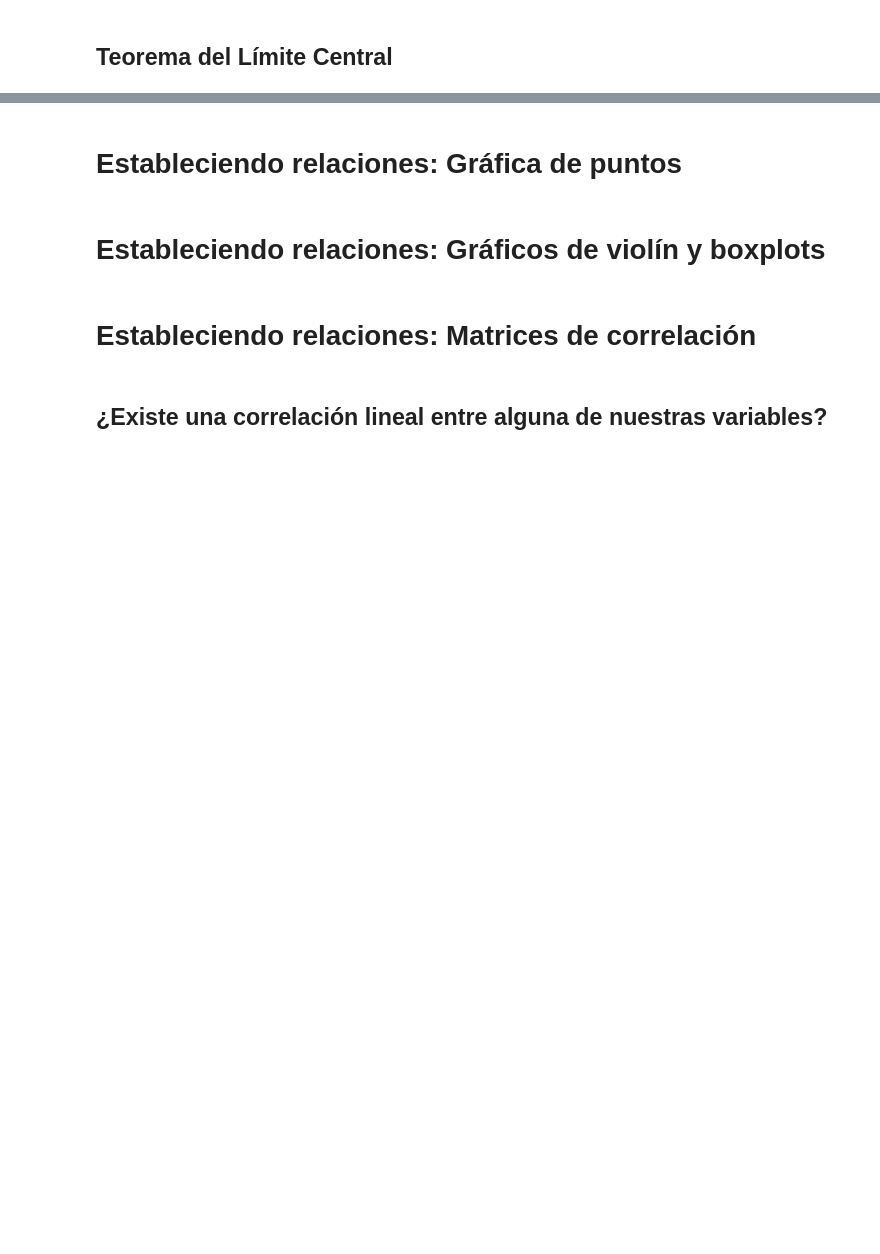
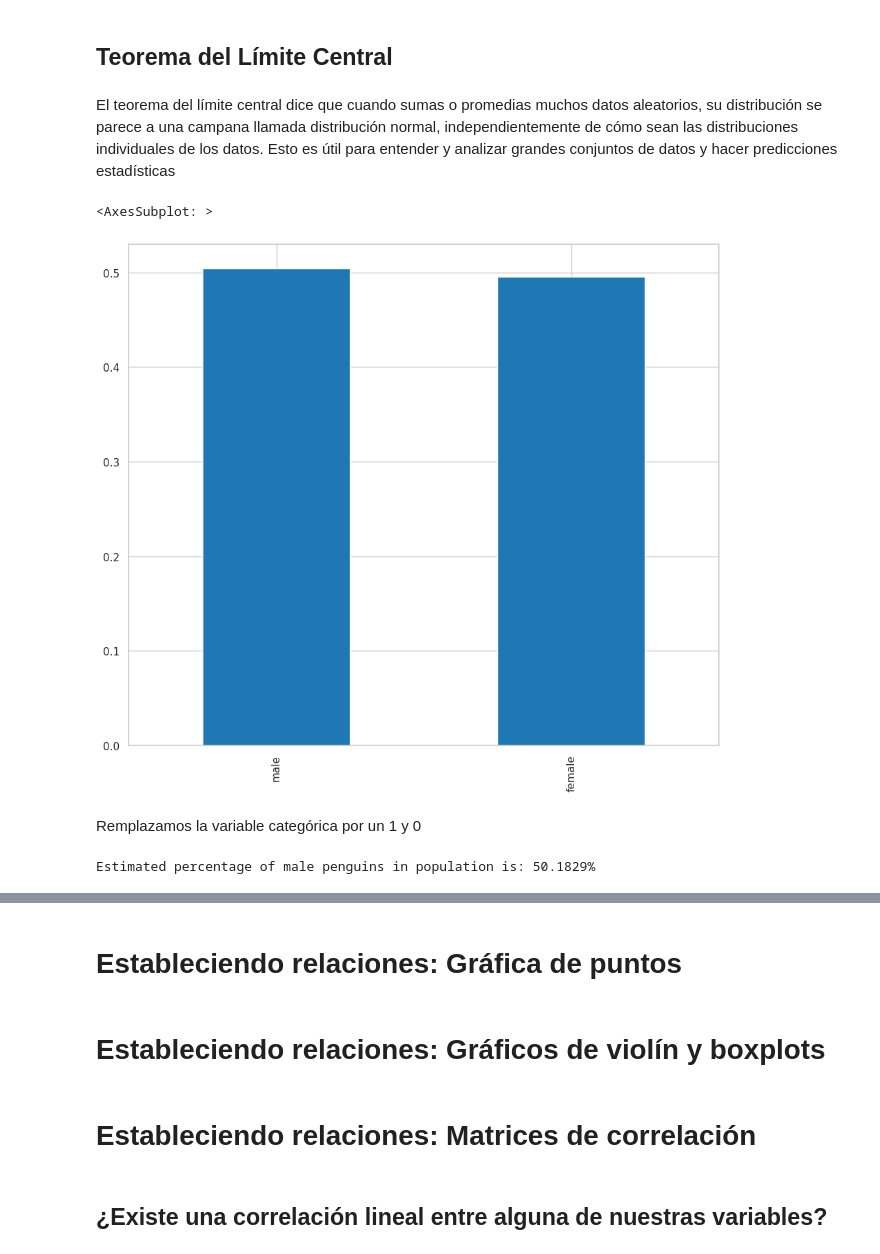
Before and after one commit to jariel17/curso-analisis-exploratorio-de-datos, a Jupyter notebook: 01-conociendo-nuestros-datos.ipynb, the cells around one changed output, grey strips where cells are left out. Drawn from its saved outputs; the diff is of its cells as text; code cells hidden in the pictures; blank space fills up the shorter version.

Commit message:
Complete Teorema Central

```diff
--- a/01-conociendo-nuestros-datos.ipynb
+++ b/01-conociendo-nuestros-datos.ipynb
@@ -1059,2 +1085,11 @@ sns.kdeplot(
 # %% [markdown]
 ## Teorema del Límite Central
+# %% [markdown]
+El teorema del límite central dice que cuando sumas o promedias muchos datos aleatorios, su distribución se parece a una campana llamada distribución normal, independientemente de cómo sean las distribuciones individuales de los datos. Esto es útil para entender y analizar grandes conjuntos de datos y hacer predicciones estadísticas
+# %%
+processed_penguins_df.sex.value_counts(normalize=True).plot(kind='bar')
+# %% [output]
+<AxesSubplot: >
+[figure, added]
+# %% [markdown]
+Remplazamos la variable categórica por un 1 y 0
@@ -1060,0 +1098,16 @@ sns.kdeplot(
+# %%
+number_samples = 1000
+sample_size = 35
+
+samples_df = pd.DataFrame()
+
+np.random.seed(42)
+for i in range(1, number_samples + 1):
+    sex_numeric_sample = sex_numeric.sample(sample_size, replace=True).to_numpy()
+    sample_name = f"sample_{i}"
+    samples_df[sample_name] = sex_numeric_sample
+
+male_population_mean = samples_df.mean().mean()
+print(f"Estimated percentage of male penguins in population is: {male_population_mean * 100:.4f}%")
+# %% [output]
+Estimated percentage of male penguins in population is: 50.1829%
```
Also changed, not shown: parts of 10 cells of this notebook.
